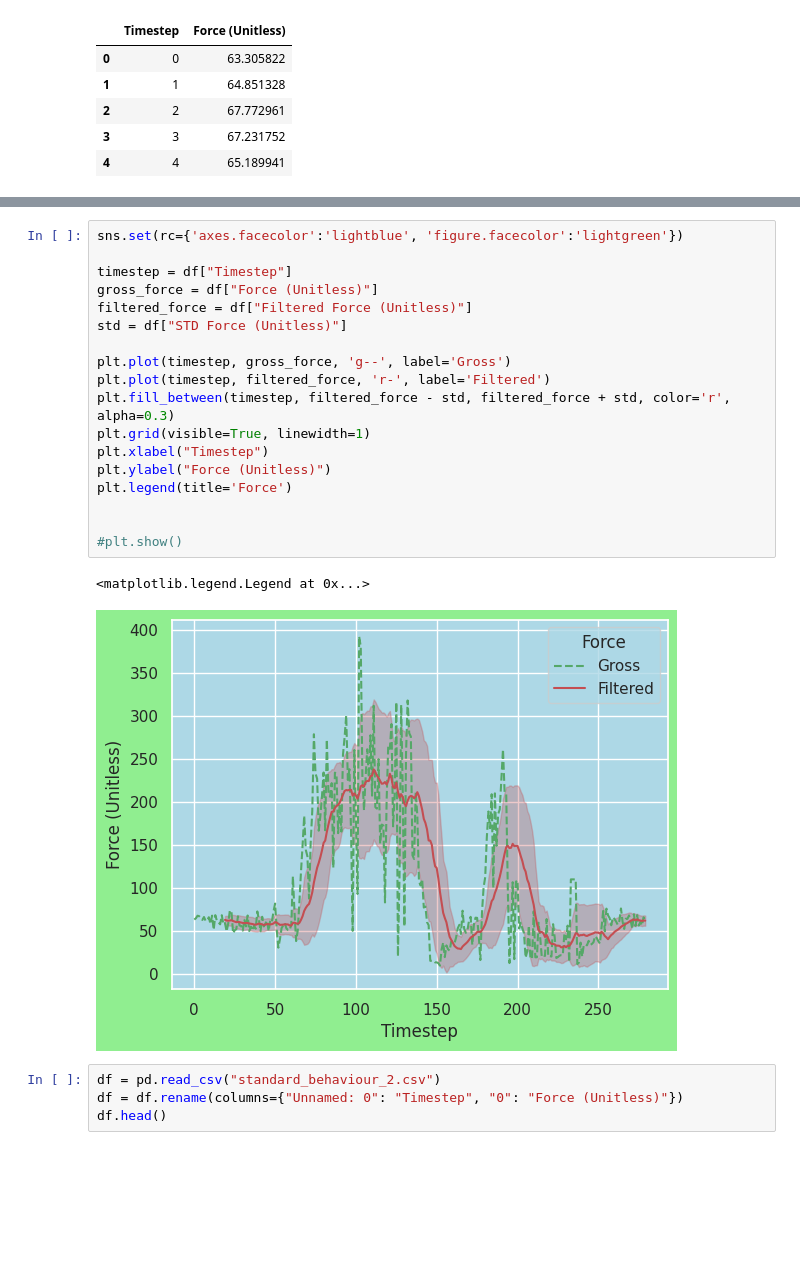
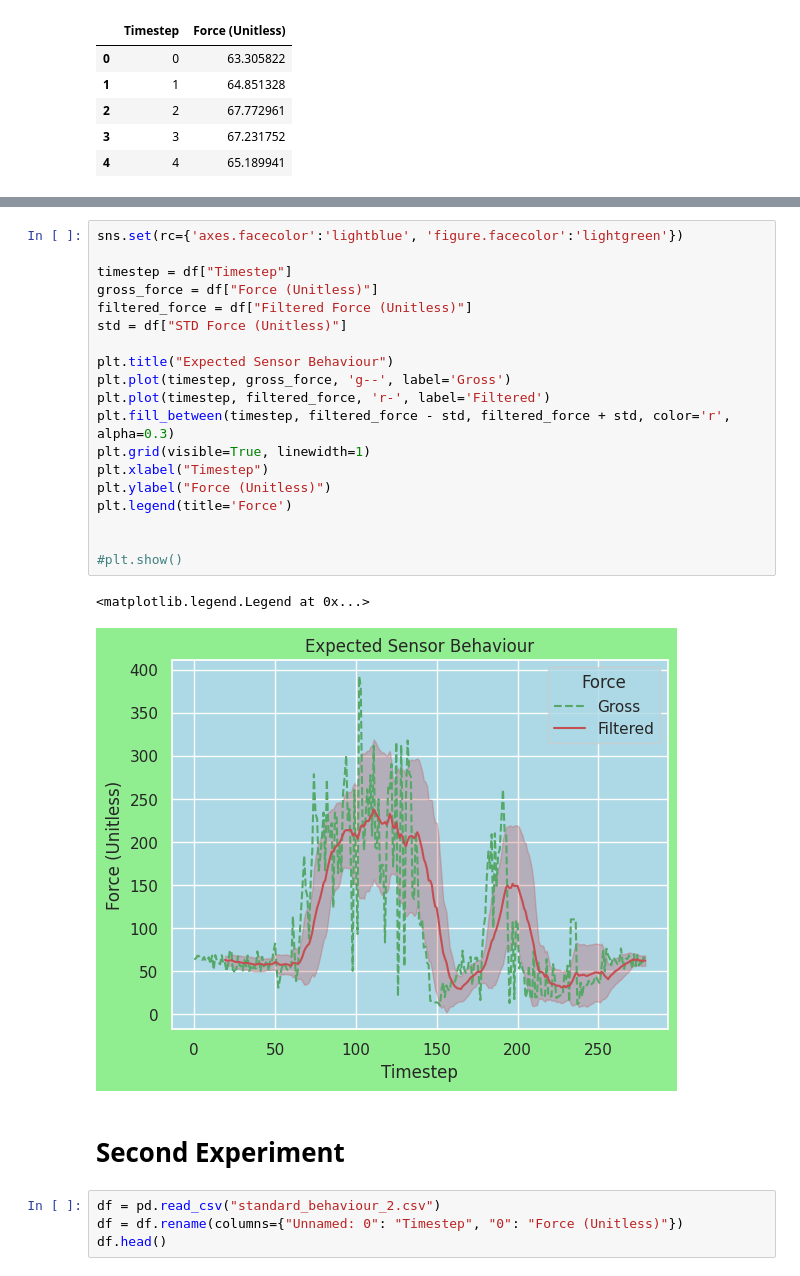
Before and after one commit to corcasta/dynamic_grasp, a Jupyter notebook: data_vis.ipynb, the cells around one changed output, grey strips where cells are left out. Cells and saved outputs as stored; diff of their text form; blank space fills up the shorter version.

Commit message:
Data from different experiments

```diff
--- a/data_vis.ipynb
+++ b/data_vis.ipynb
@@ -29,24 +25,27 @@ df[["Force (Unitless)", "Filtered Force (Unitless)"]].plot(title="Expected behav
 # %%
 sns.set(rc={'axes.facecolor':'lightblue', 'figure.facecolor':'lightgreen'})
 
 timestep = df["Timestep"]
 gross_force = df["Force (Unitless)"]
 filtered_force = df["Filtered Force (Unitless)"]
 std = df["STD Force (Unitless)"]
 
+plt.title("Expected Sensor Behaviour")
 plt.plot(timestep, gross_force, 'g--', label='Gross')
 plt.plot(timestep, filtered_force, 'r-', label='Filtered')
 plt.fill_between(timestep, filtered_force - std, filtered_force + std, color='r', alpha=0.3)
 plt.grid(visible=True, linewidth=1)
 plt.xlabel("Timestep")
 plt.ylabel("Force (Unitless)")
 plt.legend(title='Force')
 
 
 #plt.show()
 # %% [output]
 <matplotlib.legend.Legend at 0x...>
-[figure, old version]
+[figure, new version]
+# %% [markdown]
+# Second Experiment
 # %%
 df = pd.read_csv("standard_behaviour_2.csv")
 df = df.rename(columns={"Unnamed: 0": "Timestep", "0": "Force (Unitless)"})
```
Also changed, not shown: parts of 18 cells of this notebook, 11 other files.
